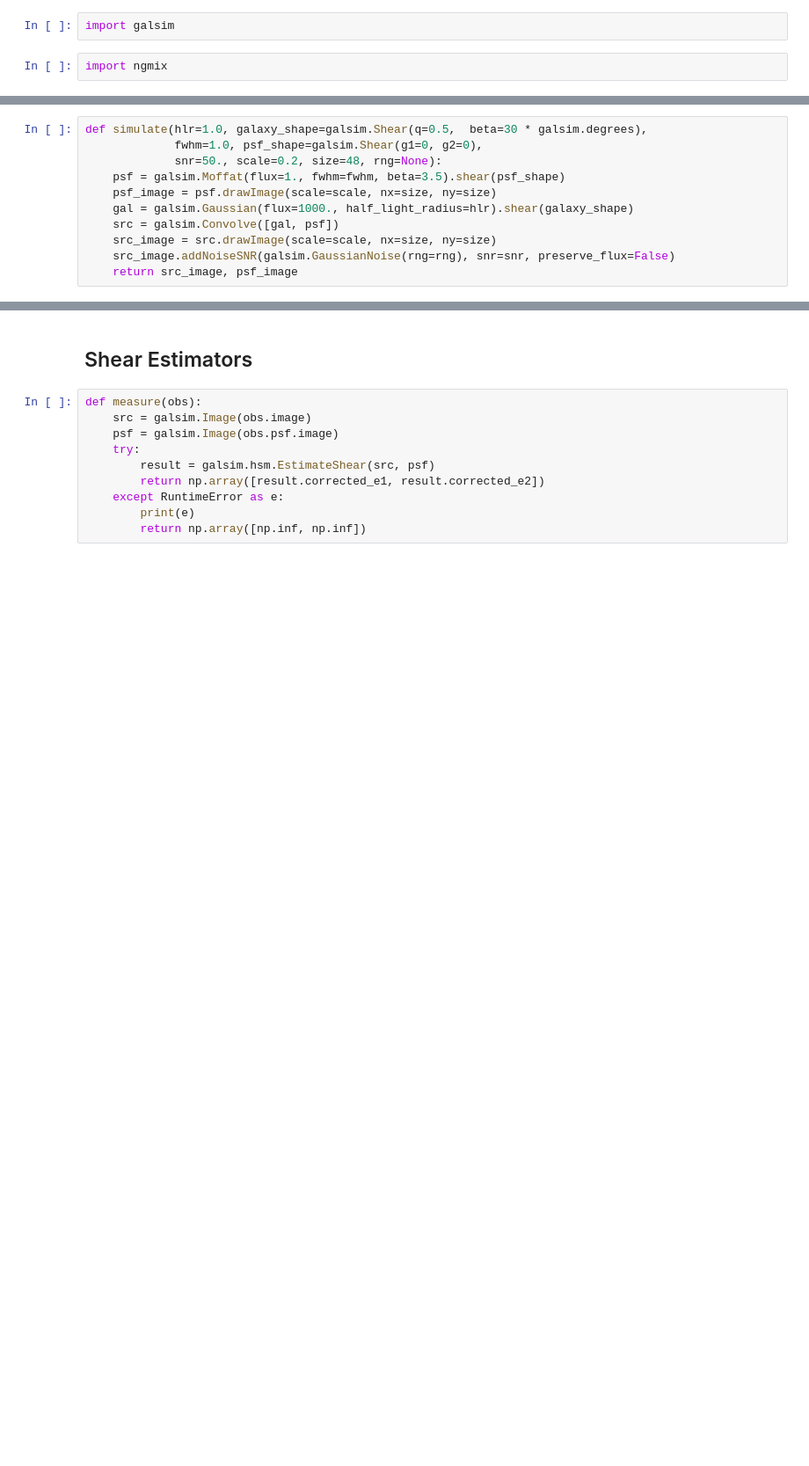
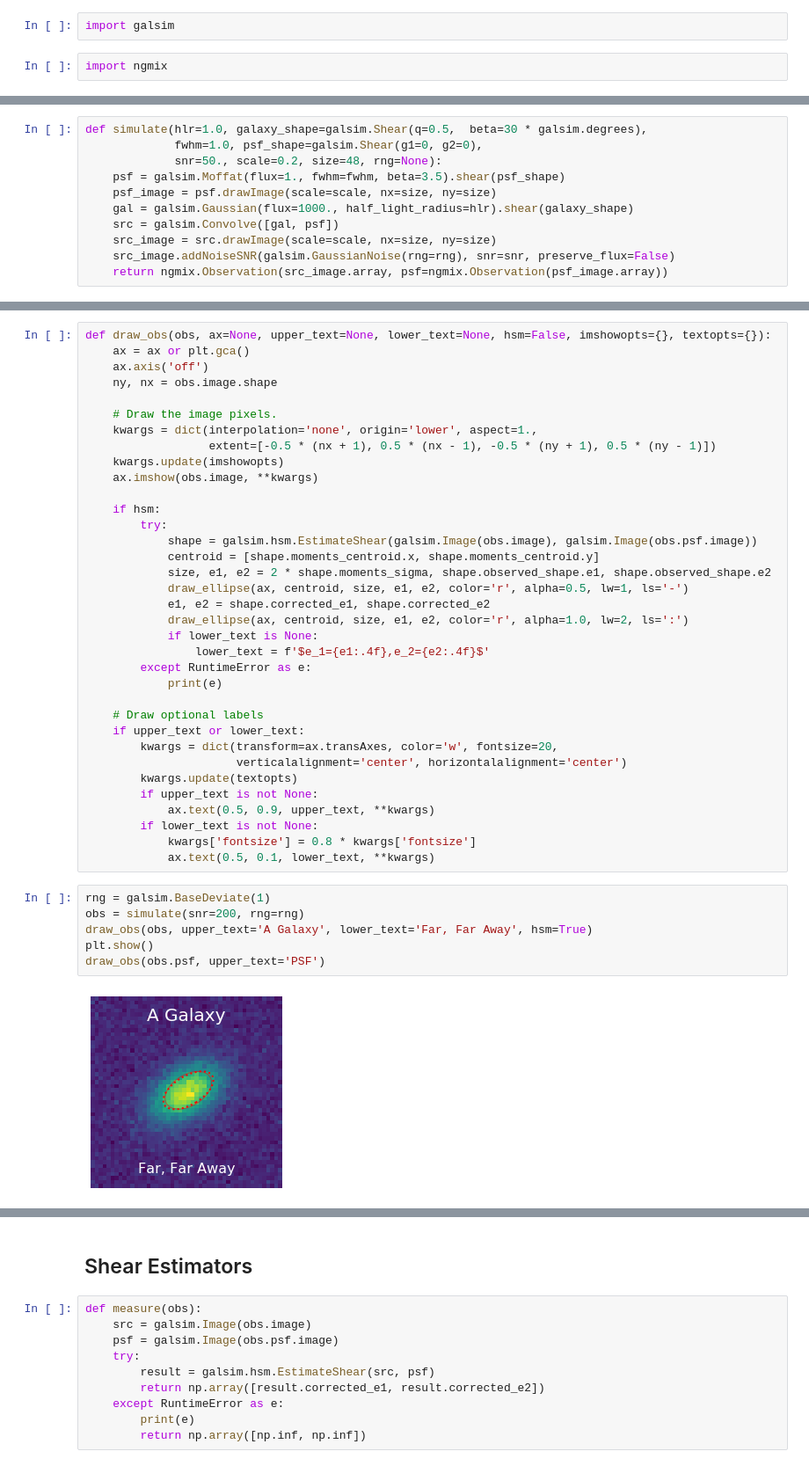
Before and after one commit to dkirkby/metastudy, a Jupyter notebook: nb/MetaCalDemo.ipynb, the cells around one changed output, grey strips where cells are left out. Shown: that part at 88% size. Drawn from its saved outputs; the diff is of its cells as text; blank space fills up the shorter version.

```diff
--- a/nb/MetaCalDemo.ipynb
+++ b/nb/MetaCalDemo.ipynb
@@ -195,4 +27,4 @@ def simulate(hlr=1.0, galaxy_shape=galsim.Shear(q=0.5,  beta=30 * galsim.degrees
     src = galsim.Convolve([gal, psf])
     src_image = src.drawImage(scale=scale, nx=size, ny=size)
     src_image.addNoiseSNR(galsim.GaussianNoise(rng=rng), snr=snr, preserve_flux=False)
-    return src_image, psf_image
+    return ngmix.Observation(src_image.array, psf=ngmix.Observation(psf_image.array))
@@ -221,0 +46,43 @@ draw(src)
+# %%
+def draw_obs(obs, ax=None, upper_text=None, lower_text=None, hsm=False, imshowopts={}, textopts={}):
+    ax = ax or plt.gca()
+    ax.axis('off')
+    ny, nx = obs.image.shape
+
+    # Draw the image pixels.
+    kwargs = dict(interpolation='none', origin='lower', aspect=1.,
+                  extent=[-0.5 * (nx + 1), 0.5 * (nx - 1), -0.5 * (ny + 1), 0.5 * (ny - 1)])
+    kwargs.update(imshowopts)
+    ax.imshow(obs.image, **kwargs)
+
+    if hsm:
+        try:
+            shape = galsim.hsm.EstimateShear(galsim.Image(obs.image), galsim.Image(obs.psf.image))
+            centroid = [shape.moments_centroid.x, shape.moments_centroid.y]
+            size, e1, e2 = 2 * shape.moments_sigma, shape.observed_shape.e1, shape.observed_shape.e2
+            draw_ellipse(ax, centroid, size, e1, e2, color='r', alpha=0.5, lw=1, ls='-')
+            e1, e2 = shape.corrected_e1, shape.corrected_e2
+            draw_ellipse(ax, centroid, size, e1, e2, color='r', alpha=1.0, lw=2, ls=':')
+            if lower_text is None:
+                lower_text = f'$e_1={e1:.4f},e_2={e2:.4f}$'
+        except RuntimeError as e:
+            print(e)
+
+    # Draw optional labels
+    if upper_text or lower_text:
+        kwargs = dict(transform=ax.transAxes, color='w', fontsize=20,
+                      verticalalignment='center', horizontalalignment='center')
+        kwargs.update(textopts)
+        if upper_text is not None:
+            ax.text(0.5, 0.9, upper_text, **kwargs)
+        if lower_text is not None:
+            kwargs['fontsize'] = 0.8 * kwargs['fontsize']
+            ax.text(0.5, 0.1, lower_text, **kwargs)
+# %%
+rng = galsim.BaseDeviate(1)
+obs = simulate(snr=200, rng=rng)
+draw_obs(obs, upper_text='A Galaxy', lower_text='Far, Far Away', hsm=True)
+plt.show()
+draw_obs(obs.psf, upper_text='PSF')
+# %% [output]
+[figure, added]
```
Also changed, not shown: parts of 13 cells of this notebook, 1 other file.
